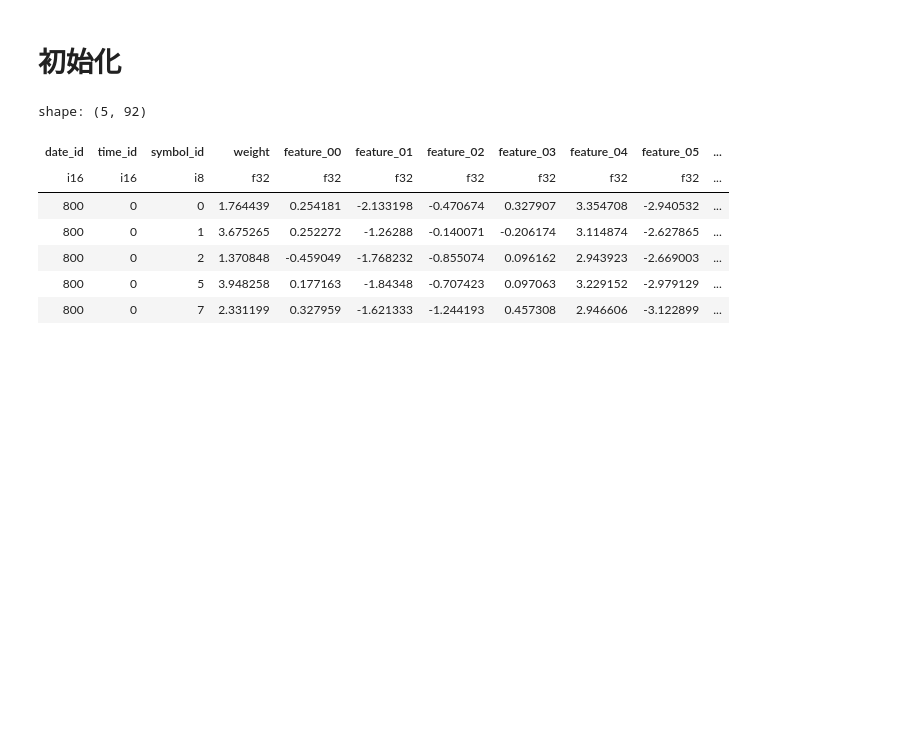
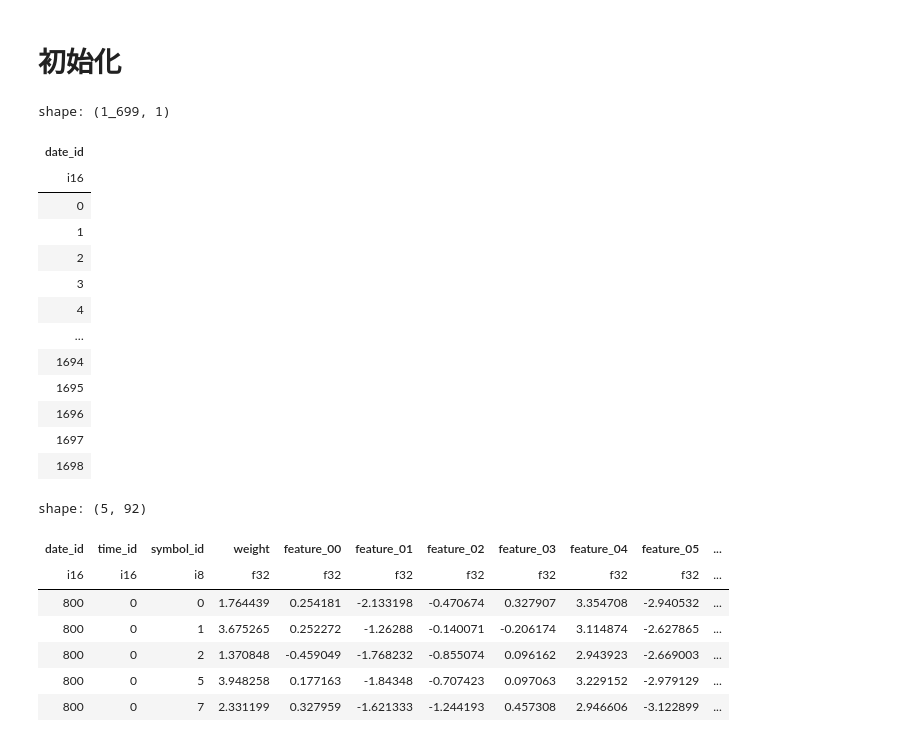
Before and after one commit to Jackson00Han/Jane-Street-Time-Series-Forecasting, a Jupyter notebook: main.ipynb, the cells around one changed output. Drawn from its saved outputs; the diff is of its cells as text; code cells hidden in the pictures; blank space fills up the shorter version.

```diff
--- a/main.ipynb
+++ b/main.ipynb
@@ -70,14 +70,31 @@ RESP_COLS   = [f"responder_{i}" for i in range(0, 9)]
 
 # 读取数据
 
-# 我们先用4个parquet文件做示范
-np_paths = fs.glob(f"az://jackson/js_exp/raw/train.parquet/partition_id=[4-6]/*.parquet")
+
+np_paths = fs.glob(f"az://jackson/js_exp/raw/train.parquet/partition_id=[0-9]/*.parquet")
 
 paths=[]
 for p in np_paths:
     paths.append("az://"+p)
 lb = pl.scan_parquet(paths, storage_options=storage_options)
-lb = lb.filter((pl.col("date_id")>=800) & (pl.col("date_id")<=900))  # 只用最近300天数据做示范
+#lb = lb.filter((pl.col("date_id")>=800) & (pl.col("date_id")<=900))  # 只用最近300天数据做示范
+# %%
+lb.select(pl.col("date_id").unique().sort()).collect()
+# %% [output]
+shape: (1_699, 1)
+| date_id |
+| i16 |
+| 0 |
+| 1 |
+| 2 |
+| 3 |
+| 4 |
+| … |
+| 1694 |
+| 1695 |
+| 1696 |
+| 1697 |
+| 1698 |
 # %%
 # 检查数据是否加载成功
 lb.head(5).collect()
```
Also changed, not shown: 7 other files.
